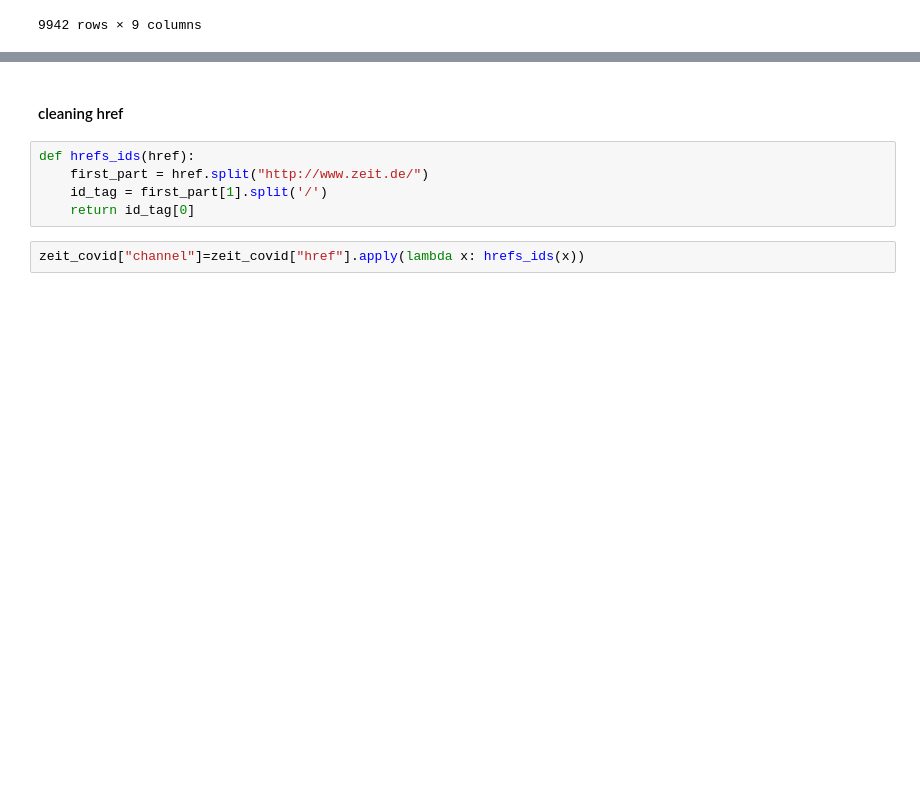
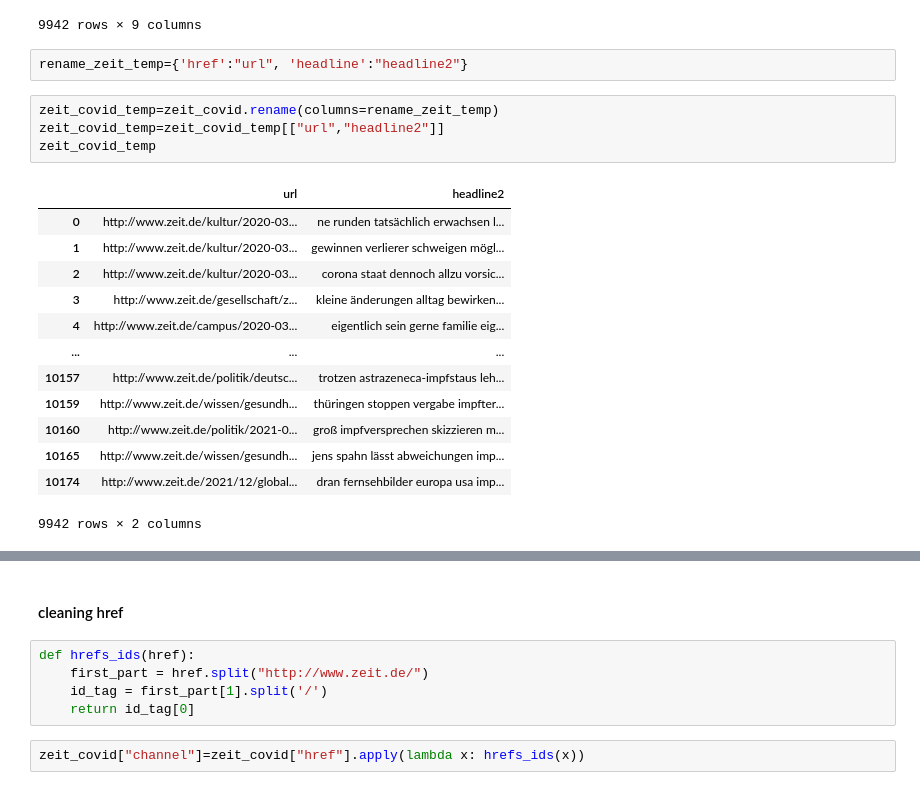
Before and after one commit to jw15667/vaccine_sentiment, a Jupyter notebook: german/DATA PREPROCESSING | vaccine confidence.ipynb, the cells around one changed output, grey strips where cells are left out. Saved outputs shown, nothing was run; the diff lists cells and outputs as text; blank space fills up the shorter version.

```diff
--- a/german/DATA PREPROCESSING | vaccine confidence.ipynb
+++ b/german/DATA PREPROCESSING | vaccine confidence.ipynb
@@ -195,3 +195,23 @@ zeit_covid
 | 10165 | jens spahn lässt abweichungen imp... | 2021-03-10 | moderna abstand zweitimpfung sech... | altersbeschränkung mehr astrazene... | jens spahn lässt abweichungen imp... | http://www.zeit.de/wissen/gesundh... | Jens Spahn lässt Abweichungen von... | Die Zeit | ... |
 | 10174 | dran | 2021-03-17 | fernsehbilder europa usa impfzent... | viel arm ländern impfungen corona... | dran | http://www.zeit.de/2021/12/global... | Jetzt sind wir dran! Fernsehbilde... | Die Zeit | ... |
 9942 rows × 9 columns
+# %%
+rename_zeit_temp={'href':"url", 'headline':"headline2"}
+# %%
+zeit_covid_temp=zeit_covid.rename(columns=rename_zeit_temp)
+zeit_covid_temp=zeit_covid_temp[["url","headline2"]]
+zeit_covid_temp
+# %% [output]
+|  | url | headline2 |
+| 0 | http://www.zeit.de/kultur/2020-03... | ne runden tatsächlich erwachsen l... |
+| 1 | http://www.zeit.de/kultur/2020-03... | gewinnen verlierer schweigen mögl... |
+| 2 | http://www.zeit.de/kultur/2020-03... | corona staat dennoch allzu vorsic... |
+| 3 | http://www.zeit.de/gesellschaft/z... | kleine änderungen alltag bewirken... |
+| 4 | http://www.zeit.de/campus/2020-03... | eigentlich sein gerne familie eig... |
+| ... | ... | ... |
+| 10157 | http://www.zeit.de/politik/deutsc... | trotzen astrazeneca-impfstaus leh... |
+| 10159 | http://www.zeit.de/wissen/gesundh... | thüringen stoppen vergabe impfter... |
+| 10160 | http://www.zeit.de/politik/2021-0... | groß impfversprechen skizzieren m... |
+| 10165 | http://www.zeit.de/wissen/gesundh... | jens spahn lässt abweichungen imp... |
+| 10174 | http://www.zeit.de/2021/12/global... | dran fernsehbilder europa usa imp... |
+9942 rows × 2 columns
```
Also changed, not shown: parts of 58 cells of this notebook, 5 other files.
